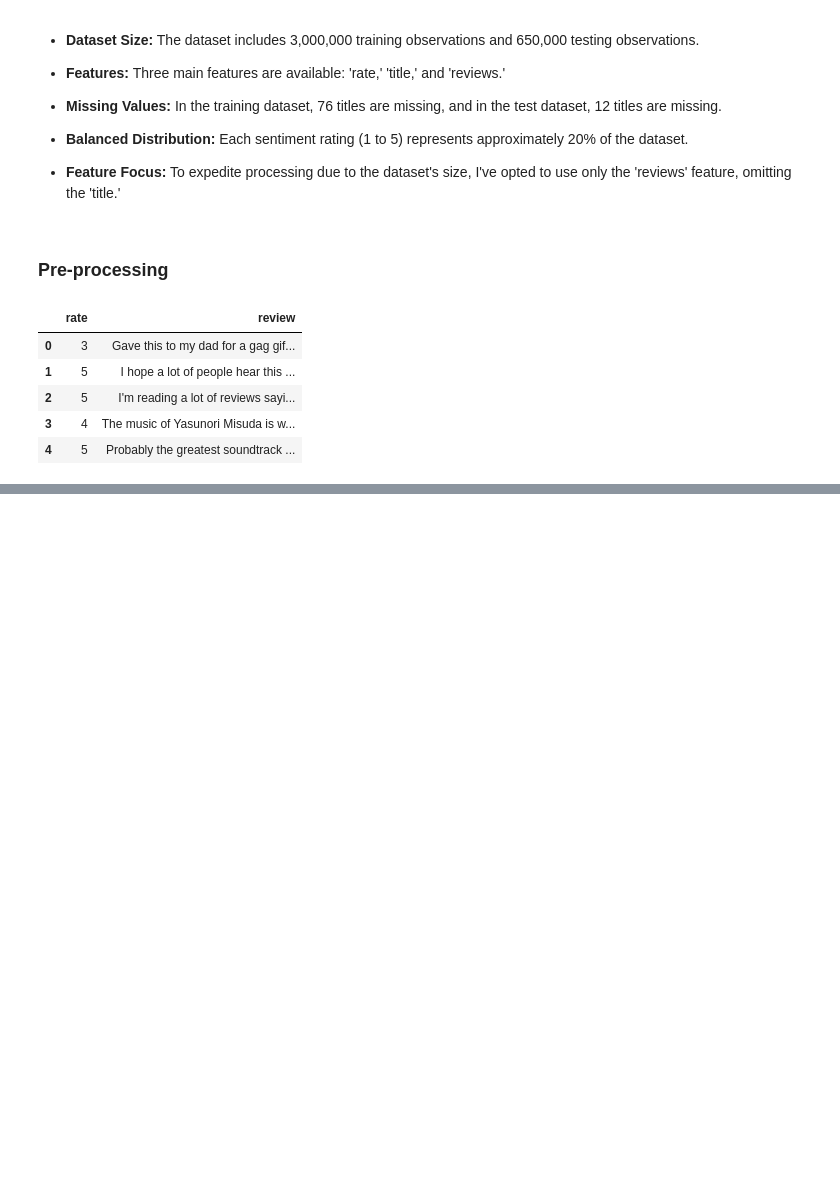
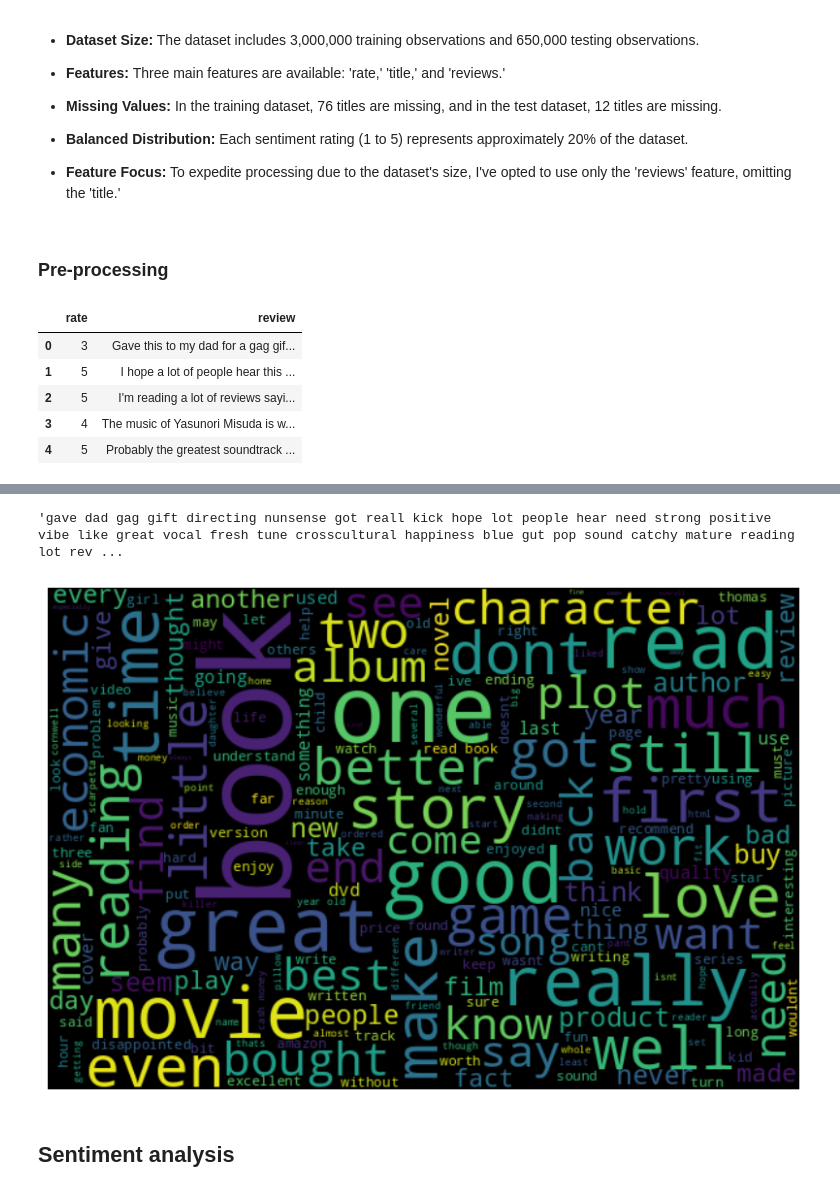
Before and after one commit to NegarTajziyehchi/Data_Science_Projects, a Jupyter notebook: NLP_Amazon_Review/Amazon_Review.ipynb, the cells around one changed output, grey strips where cells are left out. Drawn from its saved outputs; the diff is of its cells as text; code cells hidden in the pictures; blank space fills up the shorter version.

```diff
--- a/NLP_Amazon_Review/Amazon_Review.ipynb
+++ b/NLP_Amazon_Review/Amazon_Review.ipynb
@@ -259,0 +377,33 @@ train_df
+# %%
+# Join all words from the 'clean_review' column
+def join_all_words(dataframe, column_name):
+    return ' '.join([word for word in dataframe[column_name]])
+
+all_words_review = join_all_words(train_df, 'clean_review')
+# %%
+all_words_review
+# %% [output]
+'gave dad gag gift directing nunsense got reall kick hope lot people hear need strong positive vibe like great vocal fresh tune crosscultural happiness blue gut pop sound catchy mature reading lot rev ...
+# %%
+%matplotlib inline
+import matplotlib.pyplot as plt
+from wordcloud import WordCloud
+
+# Function to plot a word cloud
+def plot_wordcloud(words):
+    wordcloud = WordCloud(width=600,
+                          height=400,
+                          random_state=2,
+                          max_font_size=100).generate(words)
+
+    plt.figure(figsize=(10, 7))
+    plt.imshow(wordcloud, interpolation='bilinear')
+    plt.axis('off')
+    plt.show()
+
+# Plot the word cloud for the first 20 million words
+plot_wordcloud(all_words_review[:20000000])
+# %% [output]
+[figure, added]
+# %% [markdown]
+## Sentiment analysis
```
Also changed, not shown: parts of 38 cells of this notebook.
